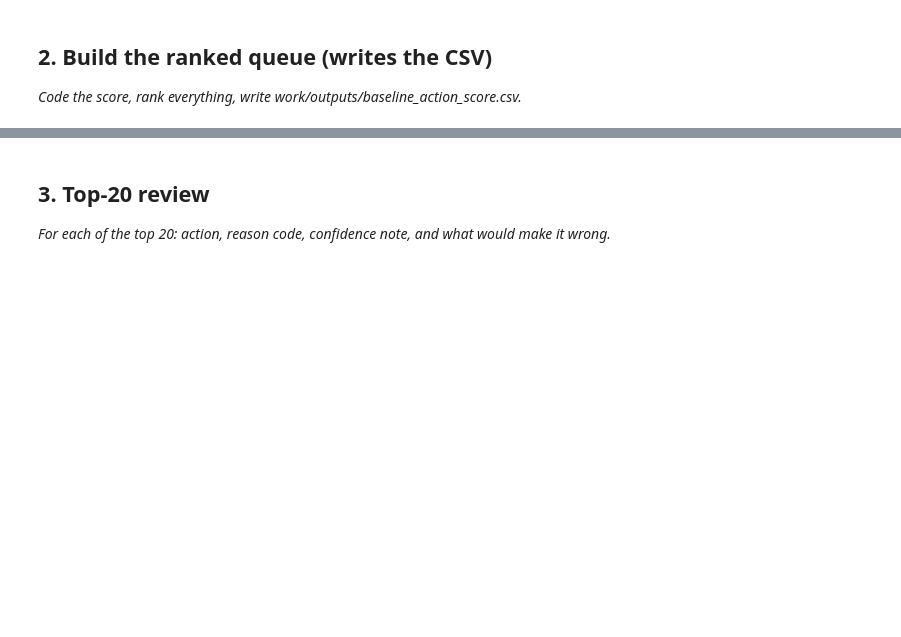
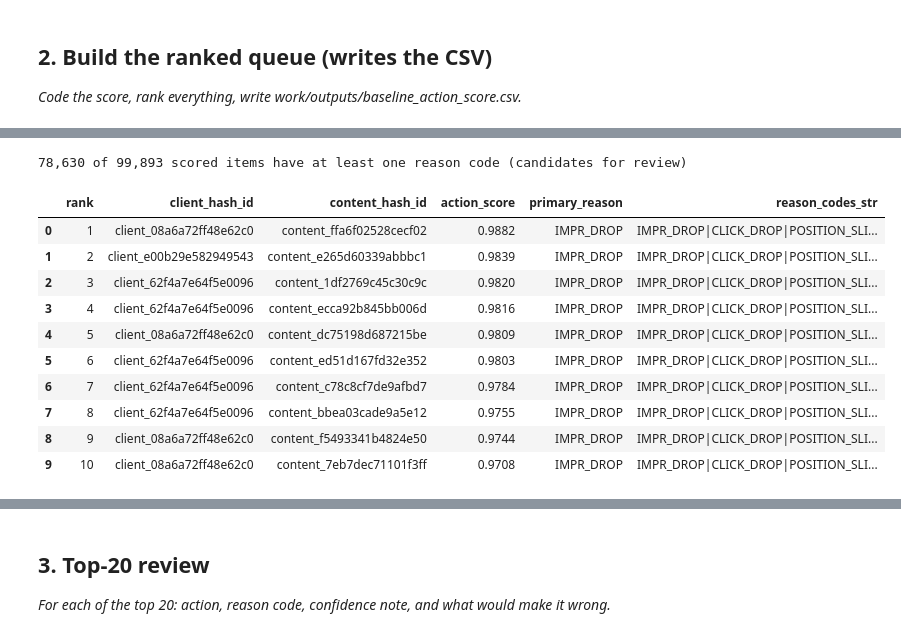
Before and after one commit to Szan-12345/FLYRANK-MACHINE-LEARNING, a Jupyter notebook: FLYRANK-MACHINE-LEARNING-main/work/notebooks/w04_baseline_score.ipynb, the cells around one changed output, grey strips where cells are left out. Drawn from its saved outputs; the diff is of its cells as text; code cells hidden in the pictures; blank space fills up the shorter version.

```diff
--- a/FLYRANK-MACHINE-LEARNING-main/work/notebooks/w04_baseline_score.ipynb
+++ b/FLYRANK-MACHINE-LEARNING-main/work/notebooks/w04_baseline_score.ipynb
@@ -22,0 +137,60 @@ This skeleton is yours to fill. Work the sections **in order** — each one has
+# %%
+d = windowed.copy()
+
+# --- component scores, each clipped to [0, 1] ---
+d['pct_impr_change']  = (d['imp_last'] - d['imp_prev']) / d['imp_prev']
+d['pct_click_change'] = np.where(d['clk_prev'] > 0,
+                                  (d['clk_last'] - d['clk_prev']) / d['clk_prev'],
+                                  np.nan)
+d['pos_change']       = d['pos_last'] - d['pos_prev']            # positive = worse (rank got worse)
+d['activity_change']  = (d['active_days_prev'] - d['active_days_last']) / d['active_days_prev'].clip(lower=1)
+
+d['impr_drop_score']     = (-d['pct_impr_change']).clip(lower=0, upper=1)
+d['click_drop_score']    = (-d['pct_click_change']).clip(lower=0, upper=1).fillna(0)
+d['pos_slip_score']      = (d['pos_change'] / 5.0).clip(lower=0, upper=1)  # 5-position worsening = max score
+d['activity_drop_score'] = d['activity_change'].clip(lower=0, upper=1)
+
+d['action_score'] = (
+    W_IMPR     * d['impr_drop_score'] +
+    W_CLICK    * d['click_drop_score'] +
+    W_POS      * d['pos_slip_score'] +
+    W_ACTIVITY * d['activity_drop_score']
+).round(4)
+
+# --- reason codes: which thresholds actually fired ---
+def reasons(row):
+    fired = []
+    if row['pct_impr_change'] <= -IMPR_DROP_THRESH:
+        fired.append('IMPR_DROP')
+    if pd.notna(row['pct_click_change']) and row['pct_click_change'] <= -CLICK_DROP_THRESH:
+        fired.append('CLICK_DROP')
+    if row['pos_change'] >= POS_SLIP_THRESH:
+        fired.append('POSITION_SLIP')
+    if row['activity_change'] >= ACTIVITY_DROP_FRAC:
+        fired.append('ACTIVITY_DROP')
+    return fired
+
+d['reason_codes']   = d.apply(reasons, axis=1)
+d['n_reasons']       = d['reason_codes'].apply(len)
+d['primary_reason']  = d['reason_codes'].apply(lambda r: r[0] if r else 'NONE')
+d['reason_codes_str']= d['reason_codes'].apply(lambda r: '|'.join(r) if r else 'NONE')
+
+# Only rows where at least one reason code fired get ranked as an action candidate.
+queue = d[d['n_reasons'] > 0].sort_values('action_score', ascending=False).reset_index(drop=True)
+queue.insert(0, 'rank', queue.index + 1)
+
+print(f'{len(queue):,} of {len(d):,} scored items have at least one reason code (candidates for review)')
+queue[['rank','client_hash_id','content_hash_id','action_score','primary_reason','reason_codes_str']].head(10)
+# %% [output]
+78,630 of 99,893 scored items have at least one reason code (candidates for review)
+|  | rank | client_hash_id | content_hash_id | action_score | primary_reason | reason_codes_str |
+| 0 | 1 | client_08a6a72ff48e62c0 | content_ffa6f02528cecf02 | 0.9882 | IMPR_DROP | IMPR_DROP|CLICK_DROP|POSITION_SLI... |
+| 1 | 2 | client_e00b29e582949543 | content_e265d60339abbbc1 | 0.9839 | IMPR_DROP | IMPR_DROP|CLICK_DROP|POSITION_SLI... |
+| 2 | 3 | client_62f4a7e64f5e0096 | content_1df2769c45c30c9c | 0.9820 | IMPR_DROP | IMPR_DROP|CLICK_DROP|POSITION_SLI... |
+| 3 | 4 | client_62f4a7e64f5e0096 | content_ecca92b845bb006d | 0.9816 | IMPR_DROP | IMPR_DROP|CLICK_DROP|POSITION_SLI... |
+| 4 | 5 | client_08a6a72ff48e62c0 | content_dc75198d687215be | 0.9809 | IMPR_DROP | IMPR_DROP|CLICK_DROP|POSITION_SLI... |
+| 5 | 6 | client_62f4a7e64f5e0096 | content_ed51d167fd32e352 | 0.9803 | IMPR_DROP | IMPR_DROP|CLICK_DROP|POSITION_SLI... |
+| 6 | 7 | client_62f4a7e64f5e0096 | content_c78c8cf7de9afbd7 | 0.9784 | IMPR_DROP | IMPR_DROP|CLICK_DROP|POSITION_SLI... |
+| 7 | 8 | client_62f4a7e64f5e0096 | content_bbea03cade9a5e12 | 0.9755 | IMPR_DROP | IMPR_DROP|CLICK_DROP|POSITION_SLI... |
+| 8 | 9 | client_08a6a72ff48e62c0 | content_f5493341b4824e50 | 0.9744 | IMPR_DROP | IMPR_DROP|CLICK_DROP|POSITION_SLI... |
+| 9 | 10 | client_08a6a72ff48e62c0 | content_7eb7dec71101f3ff | 0.9708 | IMPR_DROP | IMPR_DROP|CLICK_DROP|POSITION_SLI... |
```
Also changed, not shown: parts of 18 cells of this notebook.
